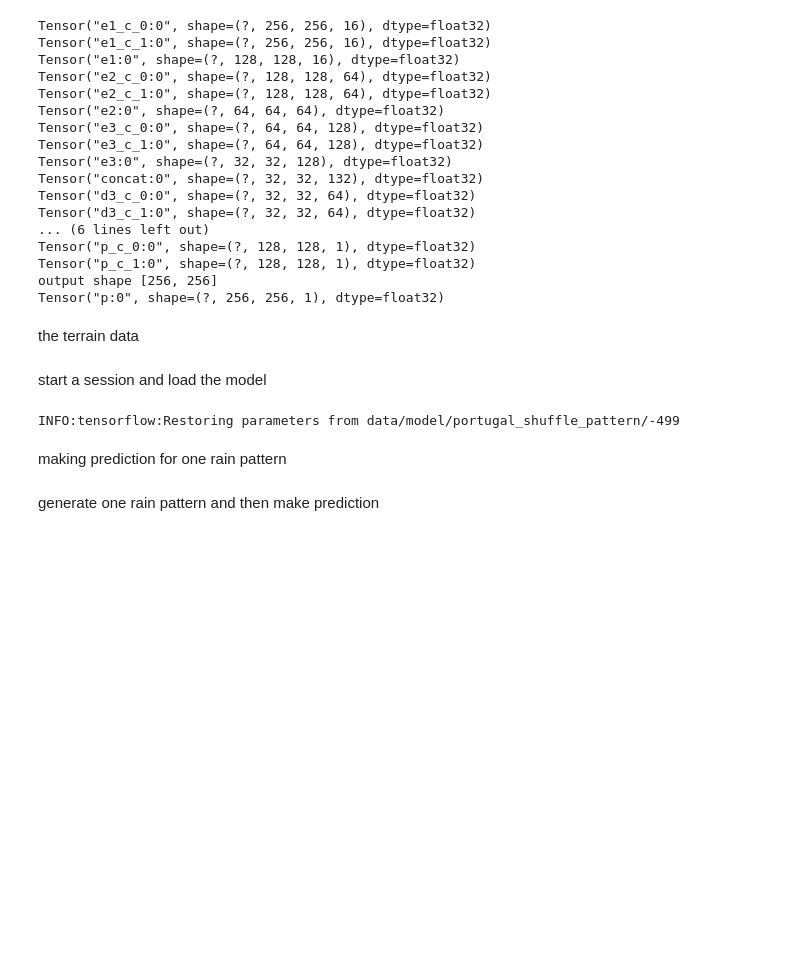
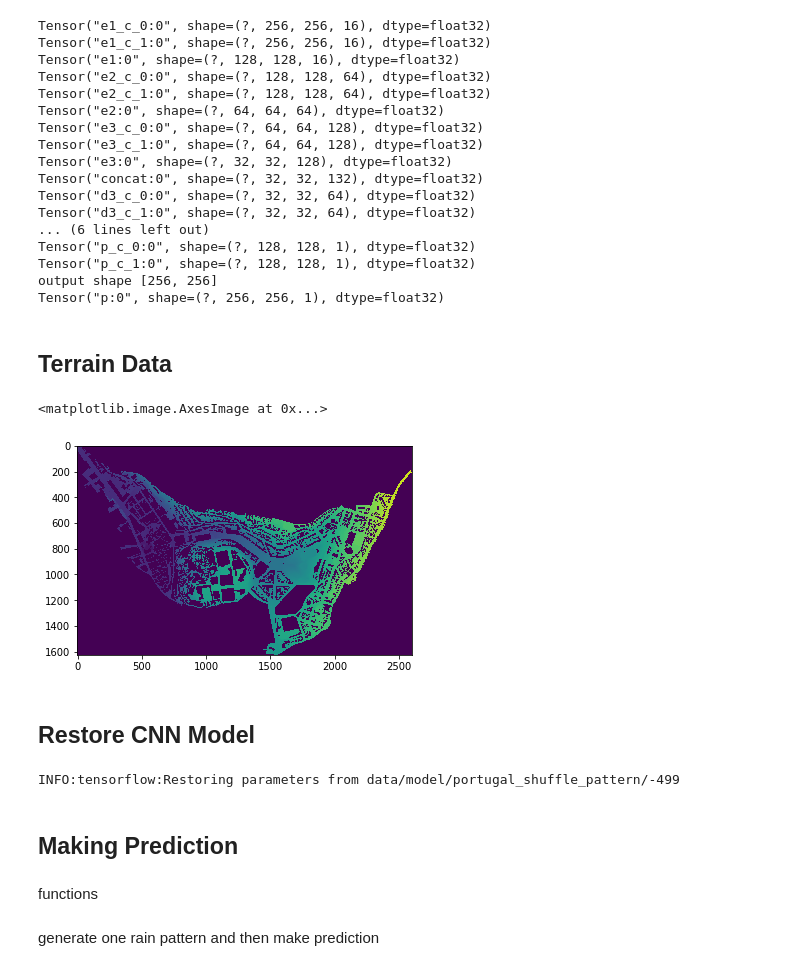
Before and after one commit to guozifeng91/urban_flood, a Jupyter notebook: urban_flood/interact.ipynb, the cells around one changed output. Drawn from its saved outputs; the diff is of its cells as text; code cells hidden in the pictures; blank space fills up the shorter version.

```diff
--- a/urban_flood/interact.ipynb
+++ b/urban_flood/interact.ipynb
@@ -46,5 +48,3 @@ Tensor("p_c_0:0", shape=(?, 128, 128, 1), dtype=float32)
 Tensor("p_c_1:0", shape=(?, 128, 128, 1), dtype=float32)
 output shape [256, 256]
 Tensor("p:0", shape=(?, 256, 256, 1), dtype=float32)
-# %% [markdown]
-the terrain data
@@ -58,2 +51,2 @@ patch_terrain, patch_water_levels, rain_patterns, grid_shape, img_shape = ld.loa
-# %% [markdown]
-start a session and load the model
+# %% [markdown]
+## Terrain Data
@@ -60,3 +62,10 @@ start a session and load the model
+# %%
+plt.imshow(arr_terrain[:,:,0])
+# %% [output]
+<matplotlib.image.AxesImage at 0x...>
+[figure, added]
+# %% [markdown]
+## Restore CNN Model
 # %%
 path_model="data/model/portugal_shuffle_pattern/-499"
 
@@ -66,5 +75,3 @@ saver = tf.train.Saver()
 saver.restore(sess,path_model)
 # %% [output]
 INFO:tensorflow:Restoring parameters from data/model/portugal_shuffle_pattern/-499
-# %% [markdown]
-making prediction for one rain pattern
@@ -111,0 +78,4 @@ def make_prediction(pattern):
+# %% [markdown]
+## Making Prediction
+# %% [markdown]
+functions
```
Also changed, not shown: parts of 17 cells of this notebook, 1 other file.
